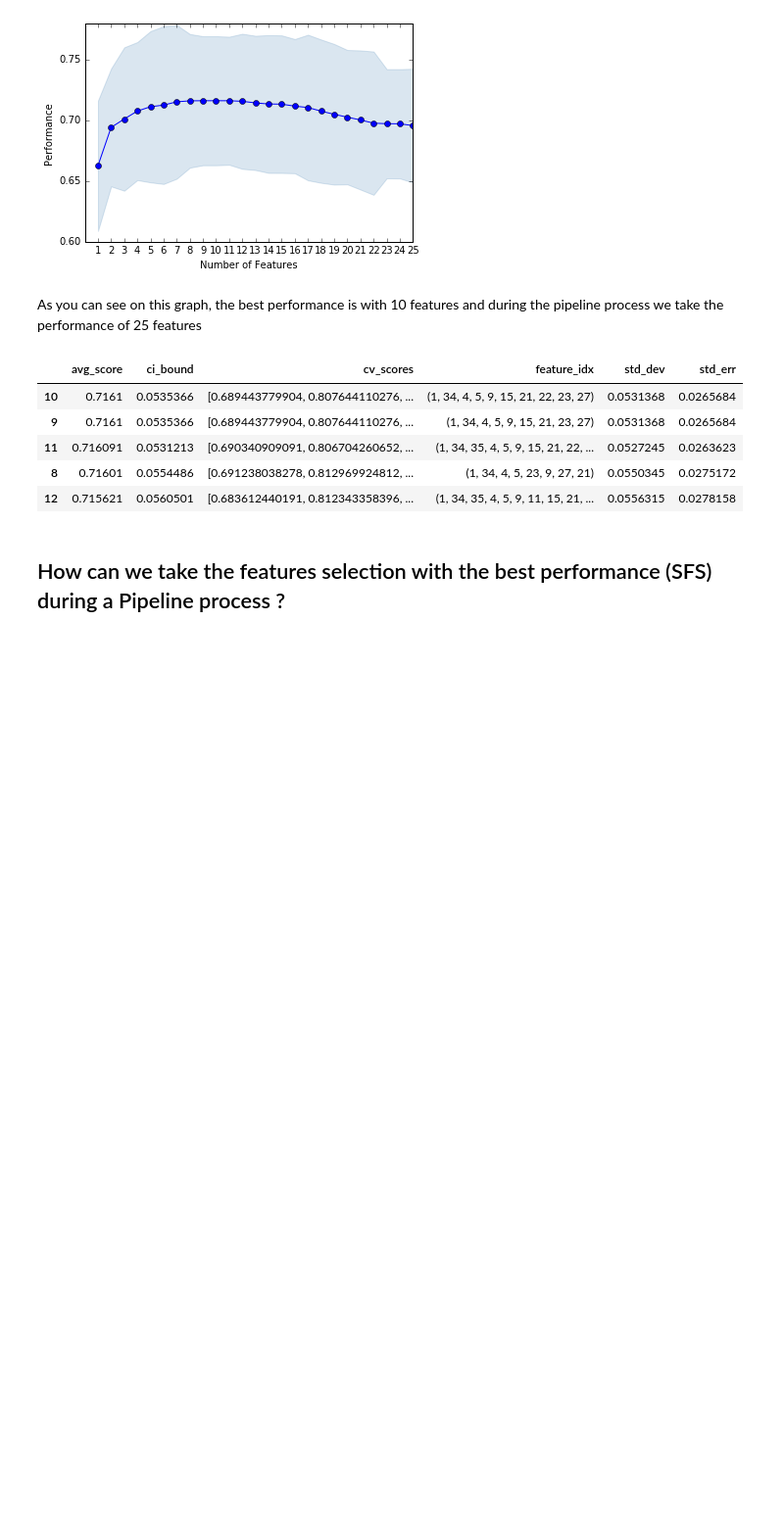
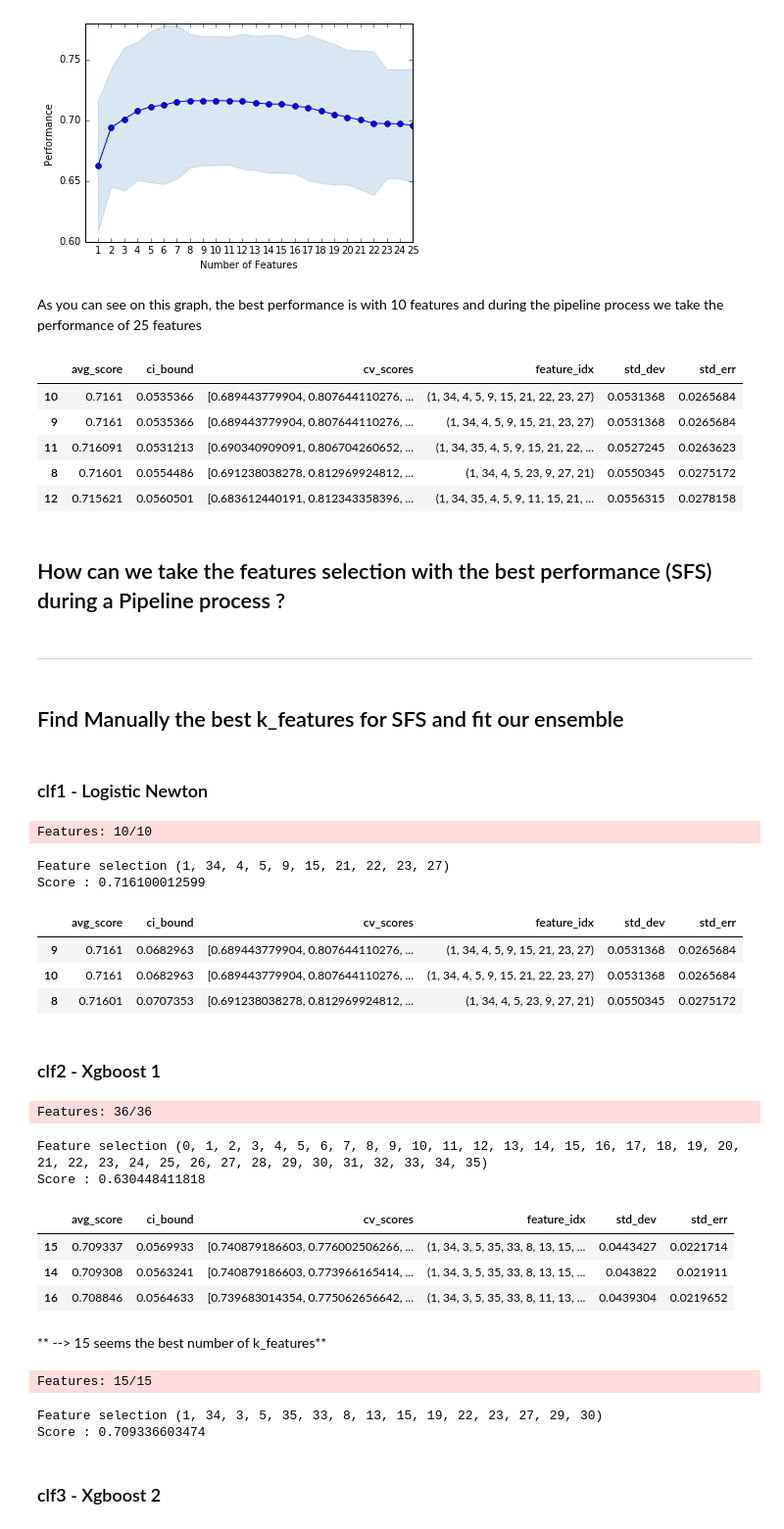
Before and after one commit to dataforgoodfr/batch-1_frateli, a Jupyter notebook: notebook/Features select and ensemble.ipynb, the cells around one changed output. Shown: that part at 98% size. Saved outputs shown, nothing was run; the diff lists cells and outputs as text; code cells hidden in the pictures; blank space fills up the shorter version.

```diff
--- a/notebook/Features select and ensemble.ipynb
+++ b/notebook/Features select and ensemble.ipynb
@@ -301,3 +304,79 @@ result_clf1_pipe.head()
 | 12 | 0.715621 | 0.0560501 | [0.683612440191, 0.812343358396, ... | (1, 34, 35, 4, 5, 9, 11, 15, 21, ... | 0.0556315 | 0.0278158 |
 # %% [markdown]
 ## How can we take the features selection with the best performance (SFS) during a Pipeline process ?
+# %% [markdown]
+------------------------------
+# %% [markdown]
+## Find Manually the best k_features for SFS and fit our ensemble
+# %% [markdown]
+### clf1 - Logistic Newton
+# %%
+sfs1_manual = SFS(clf1,
+               k_features=10, #seems the best
+               forward=True,
+               floating=False,
+               scoring='roc_auc',
+               cv=5)
+sfs1_manual = sfs1_manual.fit(data.values, y.values)
+
+print "Feature selection " + str(sfs1_manual.k_feature_idx_)
+print "Score : " + str(sfs1_manual.k_score_)
+# %% [output]
+Features: 10/10
+Feature selection (1, 34, 4, 5, 9, 15, 21, 22, 23, 27)
+Score : 0.716100012599
+# %%
+sfs1_manual_df = pd.DataFrame.from_dict(sfs1_manual.get_metric_dict()).T
+sfs1_manual_df.sort_values('avg_score', ascending=0, inplace=True)
+sfs1_manual_df.head(3)
+# %% [output]
+|  | avg_score | ci_bound | cv_scores | feature_idx | std_dev | std_err |
+| 9 | 0.7161 | 0.0682963 | [0.689443779904, 0.807644110276, ... | (1, 34, 4, 5, 9, 15, 21, 23, 27) | 0.0531368 | 0.0265684 |
+| 10 | 0.7161 | 0.0682963 | [0.689443779904, 0.807644110276, ... | (1, 34, 4, 5, 9, 15, 21, 22, 23, 27) | 0.0531368 | 0.0265684 |
+| 8 | 0.71601 | 0.0707353 | [0.691238038278, 0.812969924812, ... | (1, 34, 4, 5, 23, 9, 27, 21) | 0.0550345 | 0.0275172 |
+# %% [markdown]
+### clf2 - Xgboost 1
+# %%
+# Looking for best number of k_features
+sfs2_manual = SFS(clf2,
+               k_features=len(data.columns), #All features
+               forward=True,
+               floating=False,
+               scoring='roc_auc',
+               cv=5)
+sfs2_manual = sfs2_manual.fit(data.values, y.values)
+
+print "Feature selection " + str(sfs2_manual.k_feature_idx_)
+print "Score : " + str(sfs2_manual.k_score_)
+# %% [output]
+Features: 36/36
+Feature selection (0, 1, 2, 3, 4, 5, 6, 7, 8, 9, 10, 11, 12, 13, 14, 15, 16, 17, 18, 19, 20, 21, 22, 23, 24, 25, 26, 27, 28, 29, 30, 31, 32, 33, 34, 35)
+Score : 0.630448411818
+# %%
+sfs2_manual_df = pd.DataFrame.from_dict(sfs2_manual.get_metric_dict()).T
+sfs2_manual_df.sort_values('avg_score', ascending=0, inplace=True)
+sfs2_manual_df.head(3)
+# %% [output]
+|  | avg_score | ci_bound | cv_scores | feature_idx | std_dev | std_err |
+| 15 | 0.709337 | 0.0569933 | [0.740879186603, 0.776002506266, ... | (1, 34, 3, 5, 35, 33, 8, 13, 15, ... | 0.0443427 | 0.0221714 |
+| 14 | 0.709308 | 0.0563241 | [0.740879186603, 0.773966165414, ... | (1, 34, 3, 5, 35, 33, 8, 13, 15, ... | 0.043822 | 0.021911 |
+| 16 | 0.708846 | 0.0564633 | [0.739683014354, 0.775062656642, ... | (1, 34, 3, 5, 35, 33, 8, 11, 13, ... | 0.0439304 | 0.0219652 |
+# %% [markdown]
+** --> 15 seems the best number of k_features**
+# %%
+sfs2_manual = SFS(clf2,
+               k_features=15, # Best numbers
+               forward=True,
+               floating=False,
+               scoring='roc_auc',
+               cv=5)
+sfs2_manual = sfs2_manual.fit(data.values, y.values)
+
+print "Feature selection " + str(sfs2_manual.k_feature_idx_)
+print "Score : " + str(sfs2_manual.k_score_)
+# %% [output]
+Features: 15/15
+Feature selection (1, 34, 3, 5, 35, 33, 8, 13, 15, 19, 22, 23, 27, 29, 30)
+Score : 0.709336603474
+# %% [markdown]
+### clf3 - Xgboost 2
```
Also changed, not shown: parts of 22 cells of this notebook.
